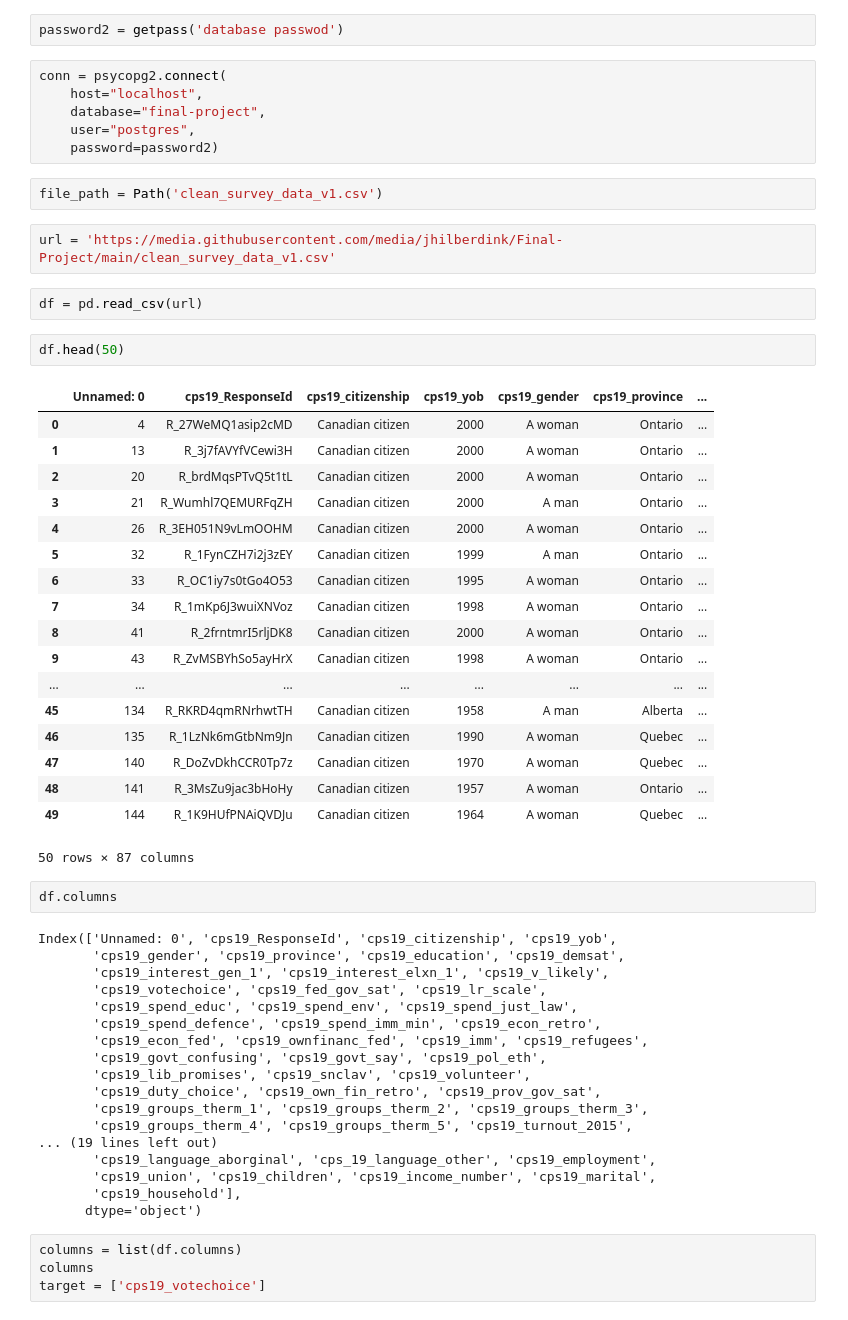
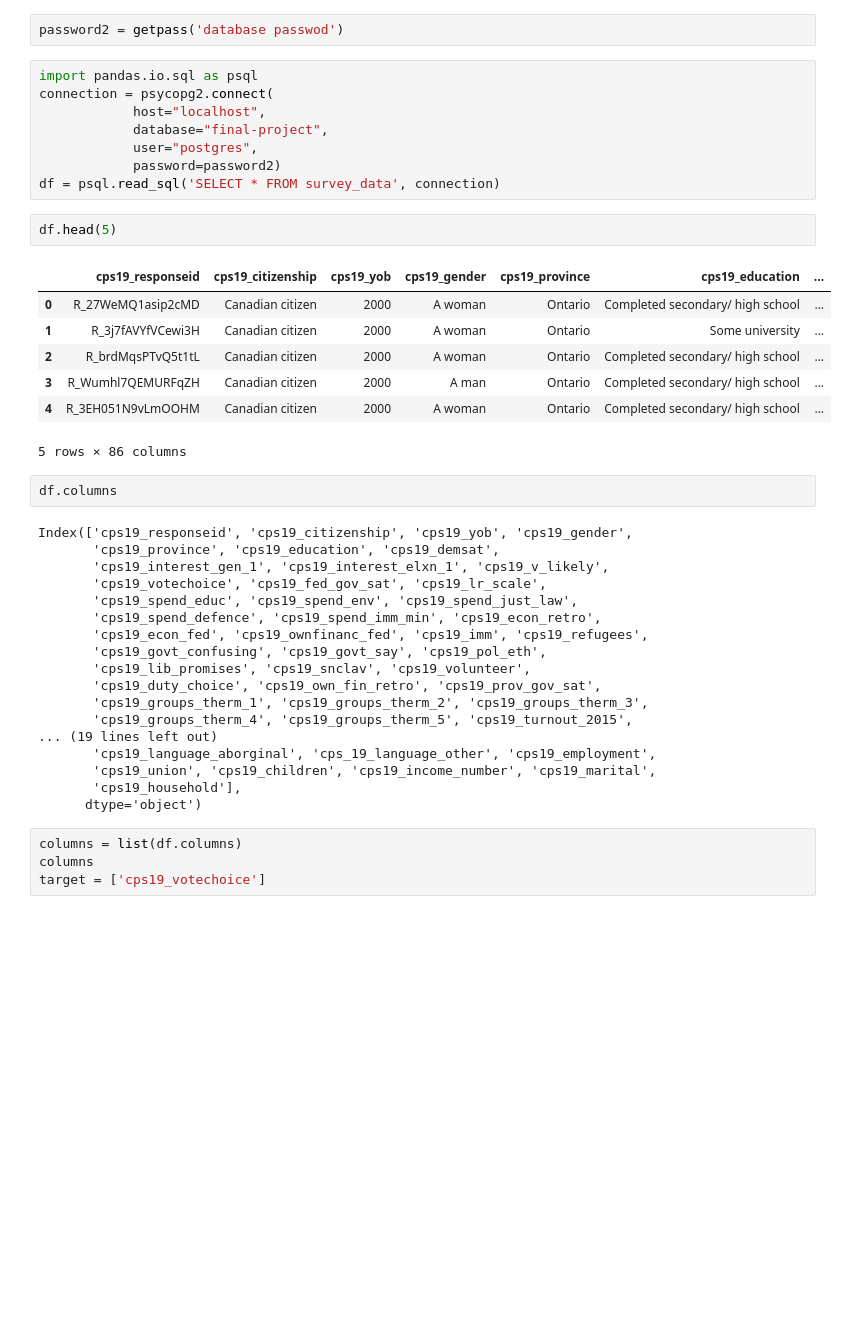
Before and after one commit to jhilberdink/Canadian_Election_Study_Analysis, a Jupyter notebook: machine_learning2.ipynb, the cells around one changed output. Drawn from its saved outputs; the diff is of its cells as text; blank space fills up the shorter version.

```diff
--- a/machine_learning2.ipynb
+++ b/machine_learning2.ipynb
@@ -12,43 +12,28 @@ from getpass import getpass
 # %%
 password2 = getpass('database passwod')
 # %%
-conn = psycopg2.connect(
-    host="localhost",
-    database="final-project",
-    user="postgres",
-    password=password2)
+import pandas.io.sql as psql
+connection = psycopg2.connect(
+            host="localhost",
+            database="final-project",
+            user="postgres",
+            password=password2)
+df = psql.read_sql('SELECT * FROM survey_data', connection)
-# %%
-file_path = Path('clean_survey_data_v1.csv')
-# %%
-url = 'https://media.githubusercontent.com/media/jhilberdink/Final-Project/main/clean_survey_data_v1.csv'
-# %%
-df = pd.read_csv(url)
 # %%
-df.head(50)
+df.head(5)
 # %% [output]
-|  | Unnamed: 0 | cps19_ResponseId | cps19_citizenship | cps19_yob | cps19_gender | cps19_province | ... |
-| 0 | 4 | R_27WeMQ1asip2cMD | Canadian citizen | 2000 | A woman | Ontario | ... |
-| 1 | 13 | R_3j7fAVYfVCewi3H | Canadian citizen | 2000 | A woman | Ontario | ... |
-| 2 | 20 | R_brdMqsPTvQ5t1tL | Canadian citizen | 2000 | A woman | Ontario | ... |
-| 3 | 21 | R_Wumhl7QEMURFqZH | Canadian citizen | 2000 | A man | Ontario | ... |
-| 4 | 26 | R_3EH051N9vLmOOHM | Canadian citizen | 2000 | A woman | Ontario | ... |
-| 5 | 32 | R_1FynCZH7i2j3zEY | Canadian citizen | 1999 | A man | Ontario | ... |
-| 6 | 33 | R_OC1iy7s0tGo4O53 | Canadian citizen | 1995 | A woman | Ontario | ... |
-| 7 | 34 | R_1mKp6J3wuiXNVoz | Canadian citizen | 1998 | A woman | Ontario | ... |
-| 8 | 41 | R_2frntmrI5rljDK8 | Canadian citizen | 2000 | A woman | Ontario | ... |
-| 9 | 43 | R_ZvMSBYhSo5ayHrX | Canadian citizen | 1998 | A woman | Ontario | ... |
-| ... | ... | ... | ... | ... | ... | ... | ... |
-| 45 | 134 | R_RKRD4qmRNrhwtTH | Canadian citizen | 1958 | A man | Alberta | ... |
-| 46 | 135 | R_1LzNk6mGtbNm9Jn | Canadian citizen | 1990 | A woman | Quebec | ... |
-| 47 | 140 | R_DoZvDkhCCR0Tp7z | Canadian citizen | 1970 | A woman | Quebec | ... |
-| 48 | 141 | R_3MsZu9jac3bHoHy | Canadian citizen | 1957 | A woman | Ontario | ... |
-| 49 | 144 | R_1K9HUfPNAiQVDJu | Canadian citizen | 1964 | A woman | Quebec | ... |
+|  | cps19_responseid | cps19_citizenship | cps19_yob | cps19_gender | cps19_province | cps19_education | ... |
+| 0 | R_27WeMQ1asip2cMD | Canadian citizen | 2000 | A woman | Ontario | Completed secondary/ high school | ... |
+| 1 | R_3j7fAVYfVCewi3H | Canadian citizen | 2000 | A woman | Ontario | Some university | ... |
+| 2 | R_brdMqsPTvQ5t1tL | Canadian citizen | 2000 | A woman | Ontario | Completed secondary/ high school | ... |
+| 3 | R_Wumhl7QEMURFqZH | Canadian citizen | 2000 | A man | Ontario | Completed secondary/ high school | ... |
+| 4 | R_3EH051N9vLmOOHM | Canadian citizen | 2000 | A woman | Ontario | Completed secondary/ high school | ... |
-50 rows × 87 columns
+5 rows × 86 columns
 # %%
 df.columns
 # %% [output]
-Index(['Unnamed: 0', 'cps19_ResponseId', 'cps19_citizenship', 'cps19_yob',
-       'cps19_gender', 'cps19_province', 'cps19_education', 'cps19_demsat',
+Index(['cps19_responseid', 'cps19_citizenship', 'cps19_yob', 'cps19_gender',
+       'cps19_province', 'cps19_education', 'cps19_demsat',
        'cps19_interest_gen_1', 'cps19_interest_elxn_1', 'cps19_v_likely',
        'cps19_votechoice', 'cps19_fed_gov_sat', 'cps19_lr_scale',
        'cps19_spend_educ', 'cps19_spend_env', 'cps19_spend_just_law',
```
Also changed, not shown: parts of 6 cells of this notebook.
